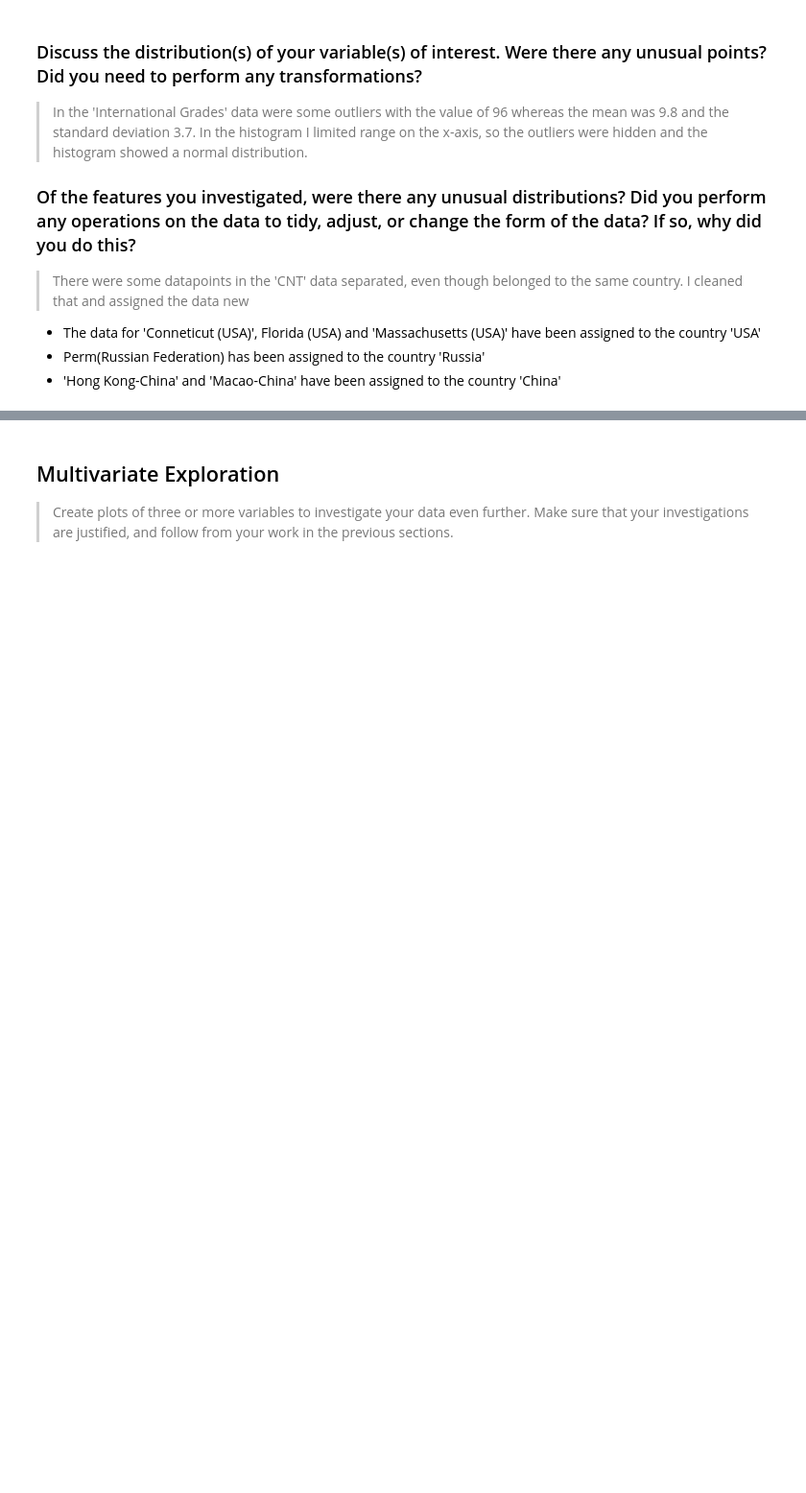
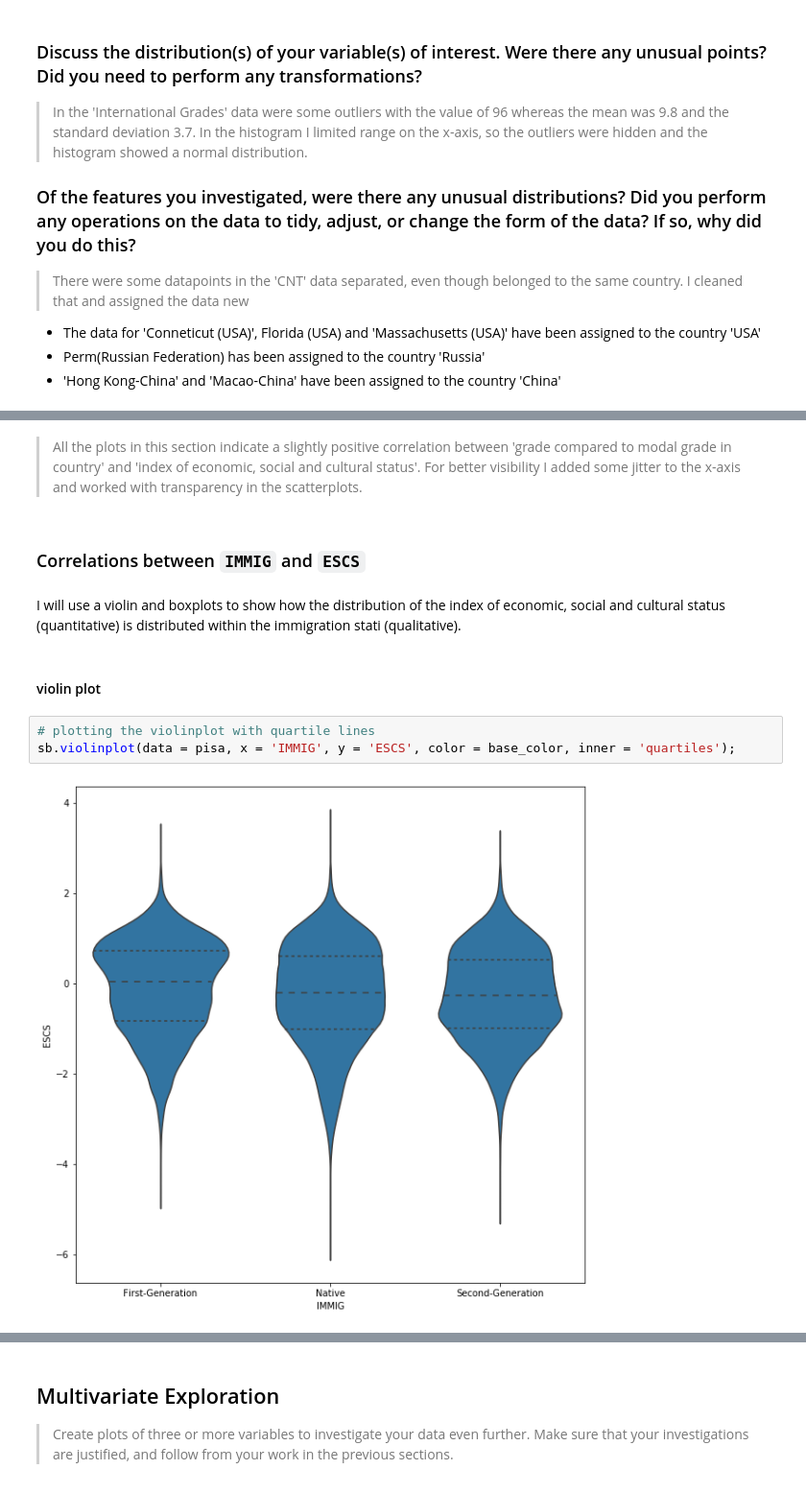
Before and after one commit to jhehemann/udacity_project_5_communicate_data_findings, a Jupyter notebook: exploration_template.ipynb, the cells around one changed output, grey strips where cells are left out. Shown at 96% size. Saved outputs shown, nothing was run; the diff lists cells and outputs as text; blank space fills up the shorter version.

```diff
--- a/exploration_template.ipynb
+++ b/exploration_template.ipynb
@@ -565,0 +699,13 @@ fashion in the previous section (univariate exploration).
+# %% [markdown]
+> All the plots in this section indicate a slightly positive correlation between 'grade compared to modal grade in country' and 'index of economic, social and cultural status'. For better visibility I added some jitter to the x-axis and worked with transparency in the scatterplots.
+# %% [markdown]
+### Correlations between `IMMIG` and `ESCS`
+# %% [markdown]
+I will use a violin and boxplots to show how the distribution of the index of economic, social and cultural status (quantitative) is distributed within the immigration stati (qualitative).
+# %% [markdown]
+#### violin plot
+# %%
+# plotting the violinplot with quartile lines
+sb.violinplot(data = pisa, x = 'IMMIG', y = 'ESCS', color = base_color, inner = 'quartiles');
+# %% [output]
+[figure, added]
```
Also changed, not shown: parts of 65 cells of this notebook.
